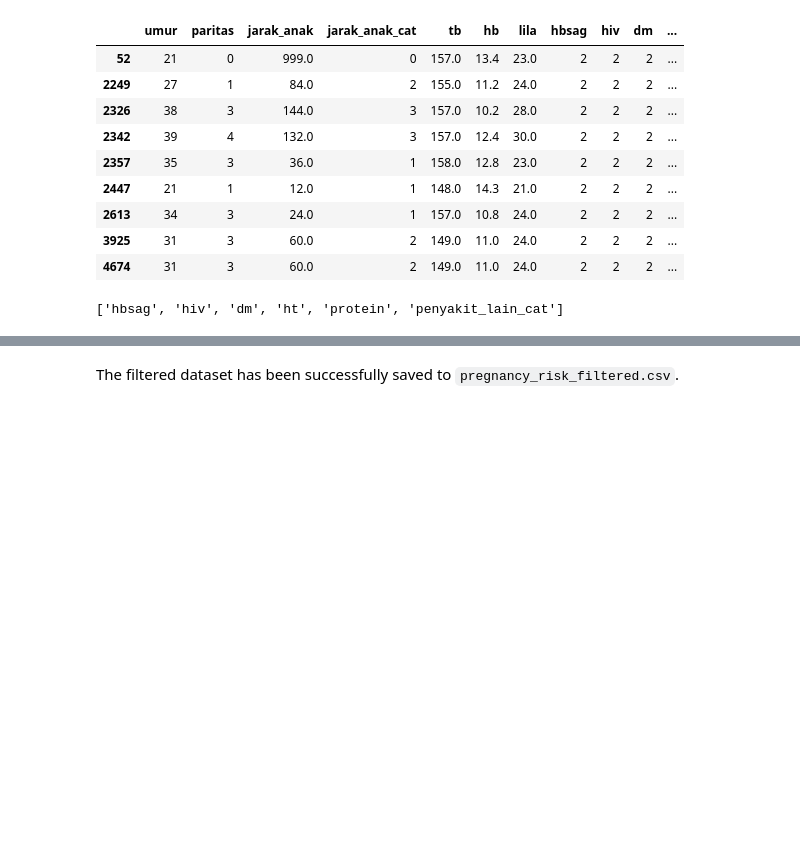
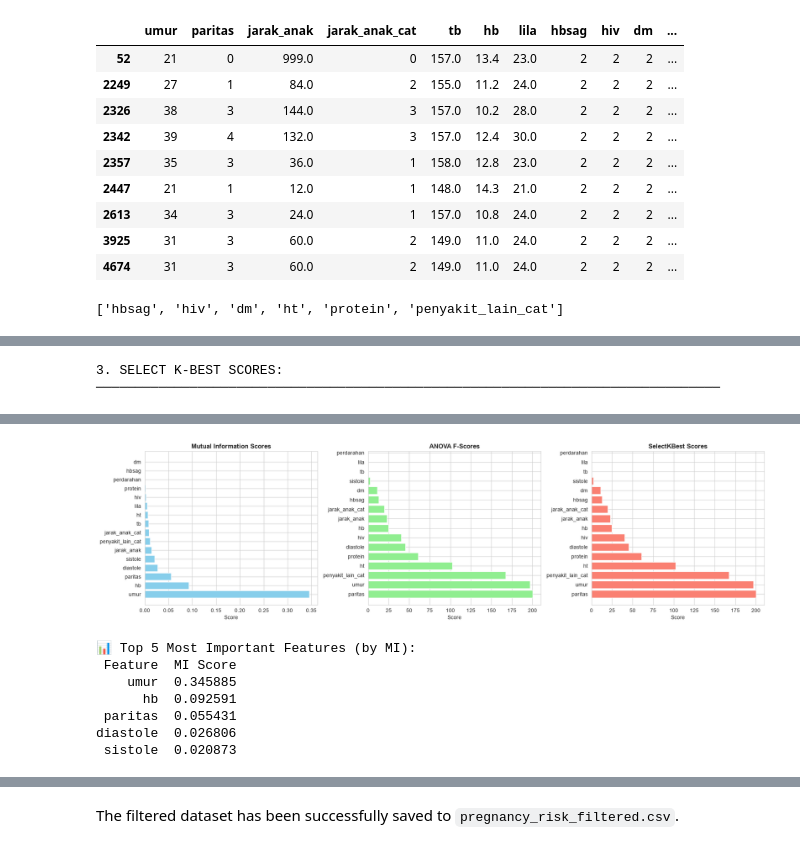
Before and after one commit to arman-sheikh-0913/EDA-of-pregnancy-risk-prediction-dataset, a Jupyter notebook: Notebook/EDA.ipynb, the cells around one changed output, grey strips where cells are left out. Saved outputs shown, nothing was run; the diff lists cells and outputs as text; code cells hidden in the pictures; blank space fills up the shorter version.

```diff
--- a/Notebook/EDA.ipynb
+++ b/Notebook/EDA.ipynb
@@ -743,0 +773,70 @@ df_filtered.to_csv('pregnancy_risk_filtered.csv', index=False)
+# %%
+print("\n" + "=" * 80)
+print("FEATURE IMPORTANCE EXPLORATION")
+print("=" * 80)
+
+# Prepare data for feature importance
+X = df[numeric_cols + binary_cols]
+y = df['risiko_cat']
+
+# Mutual Information
+mi_scores = mutual_info_classif(X, y, random_state=42)
+mi_df = pd.DataFrame({
+    'Feature': X.columns,
+    'MI Score': mi_scores
+}).sort_values('MI Score', ascending=False)
+
+print("\n1. MUTUAL INFORMATION SCORES:")
+print("─" * 80)
+display(mi_df)
+
+# ANOVA F-Score
+f_scores = f_classif(X, y)[0]
+f_df = pd.DataFrame({
+    'Feature': X.columns,
+    'F-Score': f_scores
+}).sort_values('F-Score', ascending=False)
+
+print("\n2. ANOVA F-SCORES:")
+print("─" * 80)
+display(f_df)
+
+# SelectKBest
+selector = SelectKBest(f_classif, k='all')
+selector.fit(X, y)
+support = selector.get_support()
+scores = selector.scores_
+
+kbest_df = pd.DataFrame({
+    'Feature': X.columns,
+    'Score': scores
+}).sort_values('Score', ascending=False)
+
+print("\n3. SELECT K-BEST SCORES:")
+print("─" * 80)
+display(kbest_df)
+
+# Visualization
+fig, axes = plt.subplots(1, 3, figsize=(18, 5))
+
+# MI
+axes[0].barh(mi_df['Feature'], mi_df['MI Score'], color='skyblue')
+axes[0].set_title('Mutual Information Scores', fontweight='bold')
+axes[0].set_xlabel('Score')
+
+# F-Score
+axes[1].barh(f_df['Feature'], f_df['F-Score'], color='lightgreen')
+axes[1].set_title('ANOVA F-Scores', fontweight='bold')
+axes[1].set_xlabel('Score')
+
+# SelectKBest
+axes[2].barh(kbest_df['Feature'], kbest_df['Score'], color='salmon')
+axes[2].set_title('SelectKBest Scores', fontweight='bold')
+axes[2].set_xlabel('Score')
+
+plt.tight_layout()
+plt.show()
+
+print("\n📊 Top 5 Most Important Features (by MI):")
+print(mi_df.head(5).to_string(index=False))
+# %% [output]
@@ -743,0 +885,2 @@ df_filtered.to_csv('pregnancy_risk_filtered.csv', index=False)
+3. SELECT K-BEST SCORES:
+────────────────────────────────────────────────────────────────────────────────
@@ -743,0 +904,8 @@ df_filtered.to_csv('pregnancy_risk_filtered.csv', index=False)
+[figure, added]
+📊 Top 5 Most Important Features (by MI):
+ Feature  MI Score
+    umur  0.345885
+      hb  0.092591
+ paritas  0.055431
+diastole  0.026806
+ sistole  0.020873
```
Also changed, not shown: parts of 31 cells of this notebook.
